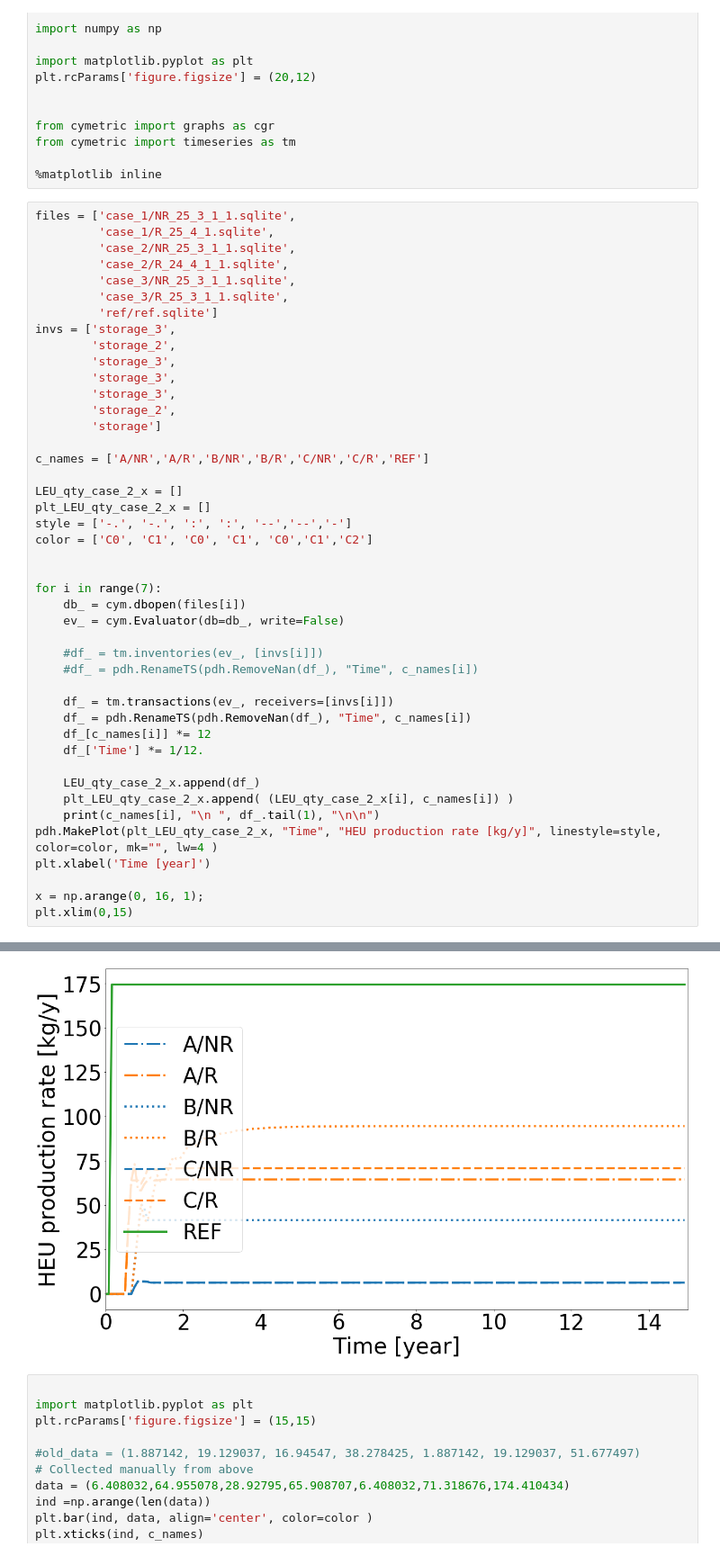
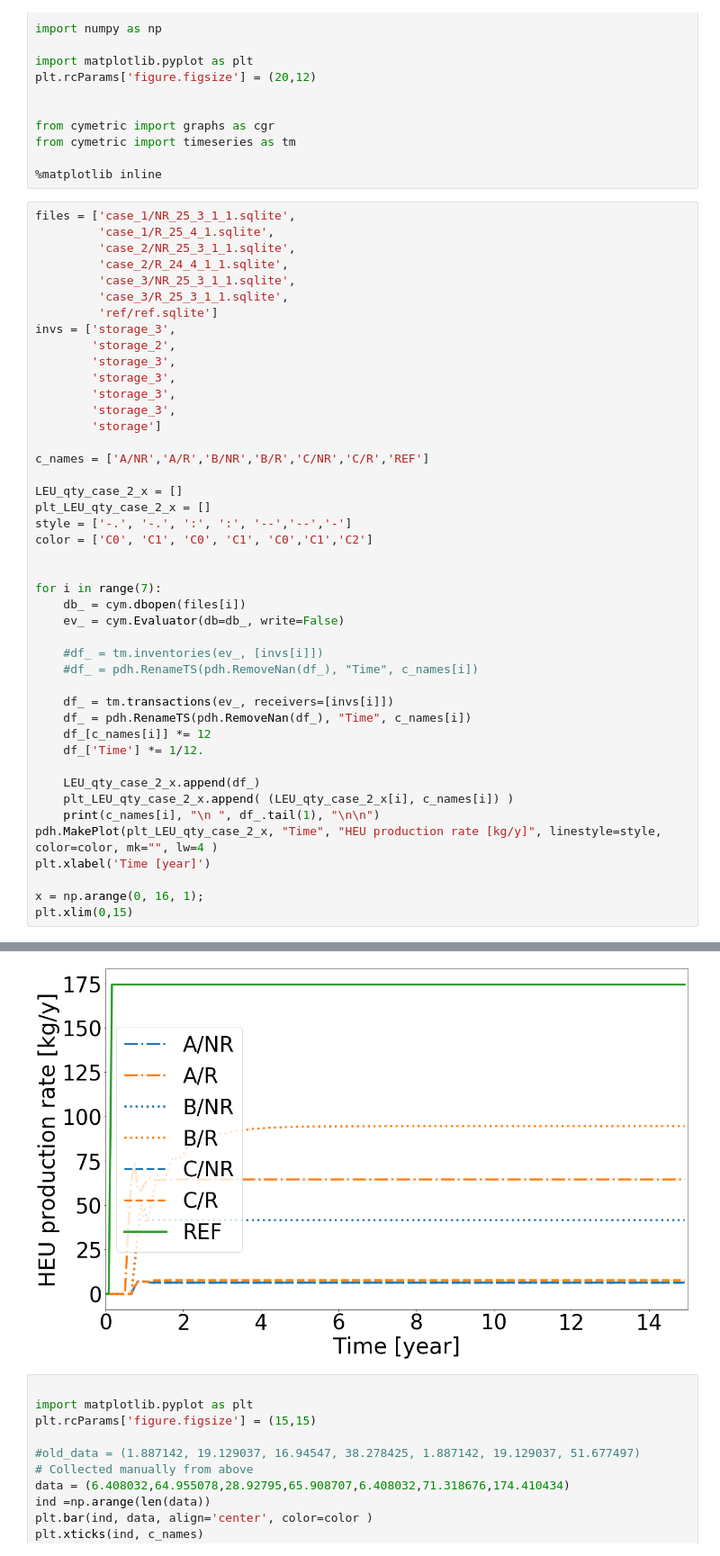
Before and after one commit to stompsjo/enrich_inmm, a Jupyter notebook: Production.ipynb, the cells around one changed output, grey strips where cells are left out. Shown at 90% size. Drawn from its saved outputs; the diff is of its cells as text.

```diff
--- a/Production.ipynb
+++ b/Production.ipynb
@@ -32,7 +32,7 @@ invs = ['storage_3',
         'storage_3',
         'storage_3',
         'storage_3',
-        'storage_2',
+        'storage_3',
         'storage']
 
 c_names = ['A/NR','A/R','B/NR','B/R','C/NR','C/R','REF']
@@ -55,34 +55,34 @@ for i in range(7):
     df_[c_names[i]] *= 12
     df_['Time'] *= 1/12.
 
     LEU_qty_case_2_x.append(df_)
     plt_LEU_qty_case_2_x.append( (LEU_qty_case_2_x[i], c_names[i]) )
     print(c_names[i], "\n ", df_.tail(1), "\n\n")
 pdh.MakePlot(plt_LEU_qty_case_2_x, "Time", "HEU production rate [kg/y]", linestyle=style, color=color, mk="", lw=4 )
 plt.xlabel('Time [year]')
 
 x = np.arange(0, 16, 1);
 plt.xlim(0,15)
 # %% [output]
 A/NR
             Time      A/NR
 179  14.916667  6.367359
 
 
 A/R
             Time      A/R
 179  14.916667  64.5428
 
 
 B/NR
             Time       B/NR
 ... (17 lines left out)
 
 REF
             Time         REF
 179  14.916667  174.410434
 (0, 15)
-[figure, old version]
+[figure, new version]
 # %%
 
 import matplotlib.pyplot as plt
```
Also changed, not shown: parts of 1 cell of this notebook, 1 other file.
